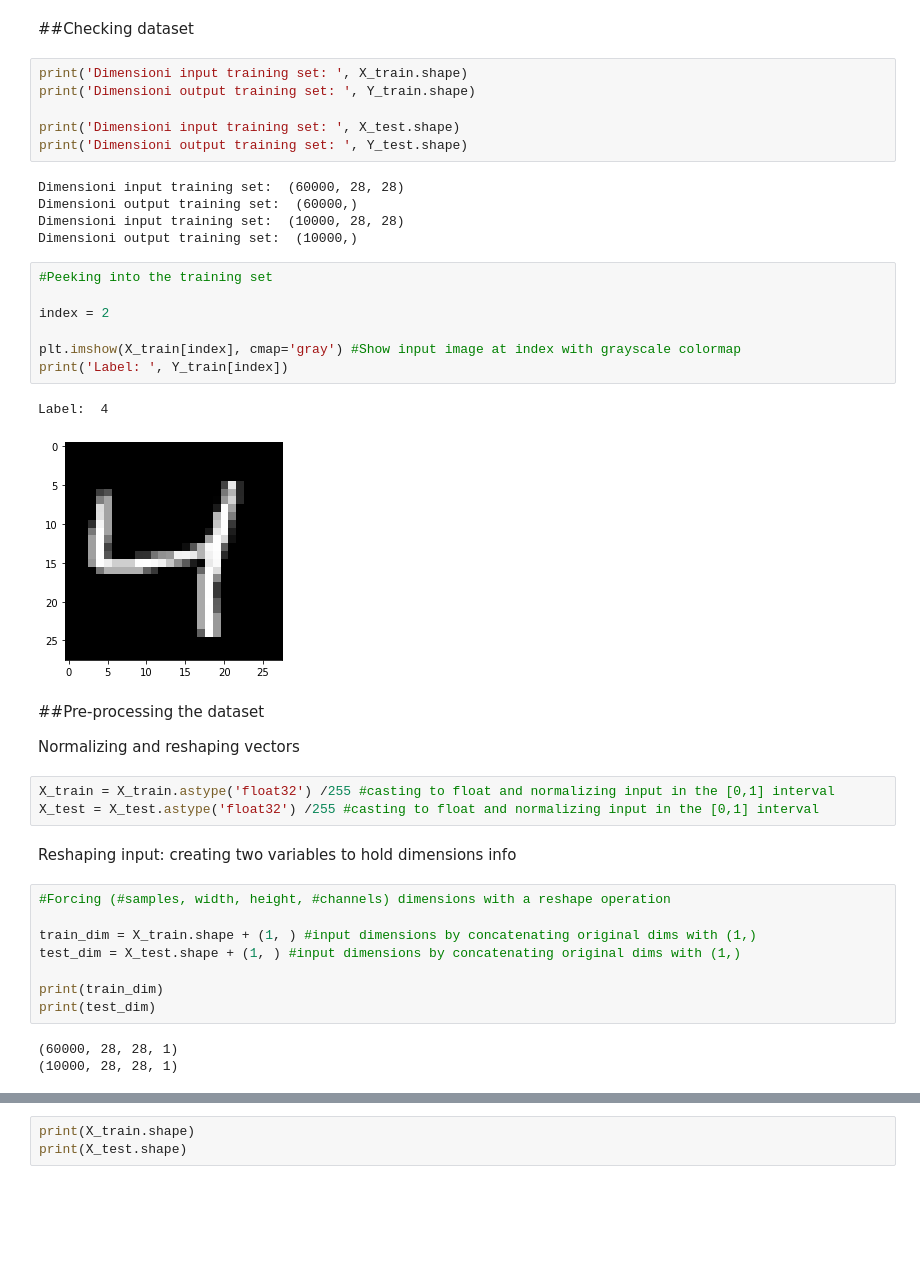
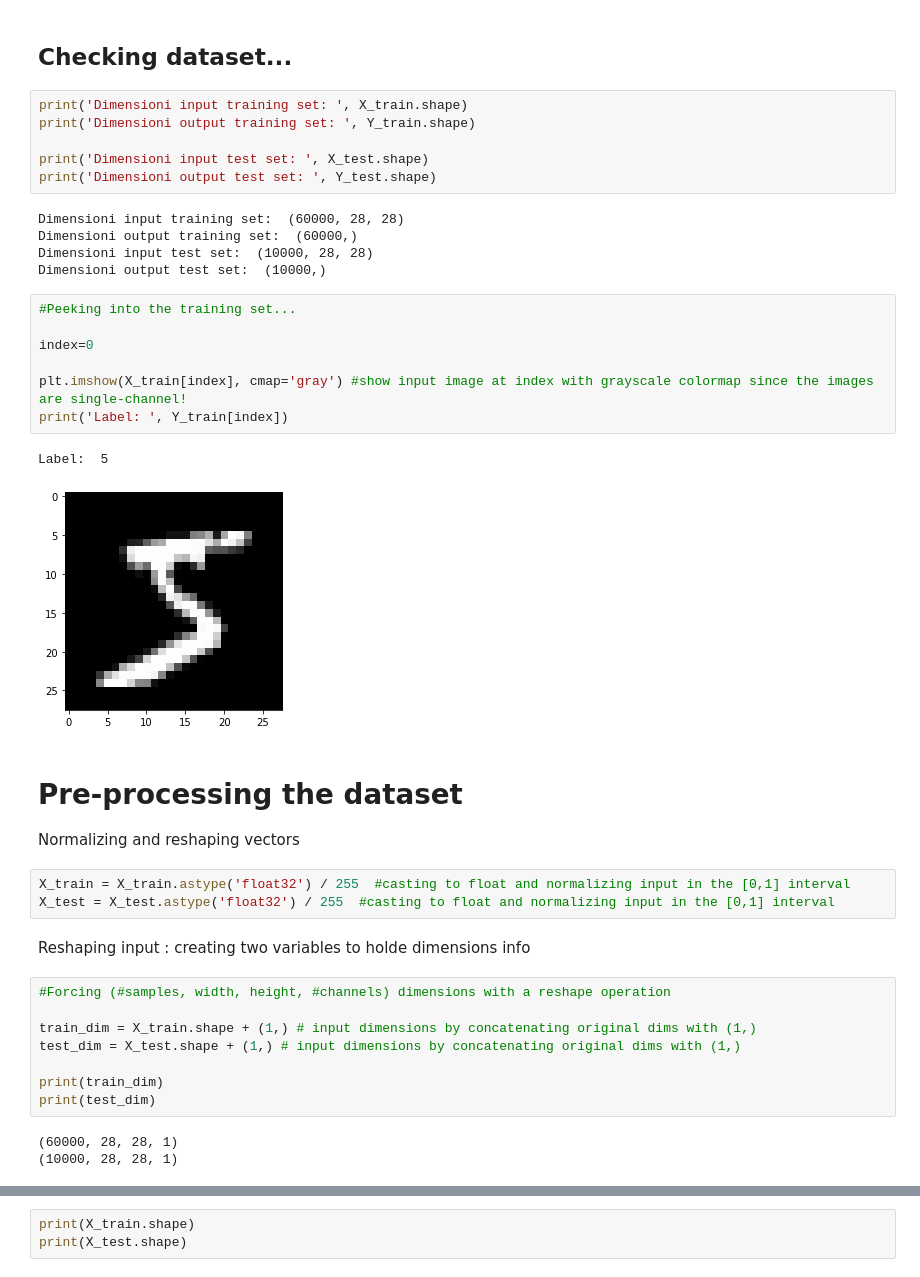
Before and after one commit to JacopoKahl/vae_mnist, a Jupyter notebook: Variational_Autoencoder_MNIST.ipynb, the cells around one changed output, grey strips where cells are left out. Cells and saved outputs as stored; diff of their text form; blank space fills up the shorter version.

```diff
--- a/Variational_Autoencoder_MNIST.ipynb
+++ b/Variational_Autoencoder_MNIST.ipynb
@@ -53,40 +53,40 @@ Using TensorFlow backend.
 # %% [markdown]
-##Checking dataset
+## Checking dataset...
 # %%
 print('Dimensioni input training set: ', X_train.shape)
 print('Dimensioni output training set: ', Y_train.shape)
 
-print('Dimensioni input training set: ', X_test.shape)
-print('Dimensioni output training set: ', Y_test.shape)
+print('Dimensioni input test set: ', X_test.shape)
+print('Dimensioni output test set: ', Y_test.shape)
 # %% [output]
 Dimensioni input training set:  (60000, 28, 28)
 Dimensioni output training set:  (60000,)
-Dimensioni input training set:  (10000, 28, 28)
-Dimensioni output training set:  (10000,)
+Dimensioni input test set:  (10000, 28, 28)
+Dimensioni output test set:  (10000,)
 # %%
-#Peeking into the training set
+#Peeking into the training set...
 
-index = 2
+index=0
 
-plt.imshow(X_train[index], cmap='gray') #Show input image at index with grayscale colormap
+plt.imshow(X_train[index], cmap='gray') #show input image at index with grayscale colormap since the images are single-channel!
 print('Label: ', Y_train[index])
 # %% [output]
-Label:  4
+Label:  5
-[figure, old version]
+[figure, new version]
 # %% [markdown]
-##Pre-processing the dataset
+# Pre-processing the dataset
 
 Normalizing and reshaping vectors
 # %%
-X_train = X_train.astype('float32') /255 #casting to float and normalizing input in the [0,1] interval
-X_test = X_test.astype('float32') /255 #casting to float and normalizing input in the [0,1] interval
+X_train = X_train.astype('float32') / 255  #casting to float and normalizing input in the [0,1] interval
+X_test = X_test.astype('float32') / 255  #casting to float and normalizing input in the [0,1] interval
 # %% [markdown]
-Reshaping input: creating two variables to hold dimensions info
+Reshaping input : creating two variables to holde dimensions info
 # %%
 #Forcing (#samples, width, height, #channels) dimensions with a reshape operation
 
-train_dim = X_train.shape + (1, ) #input dimensions by concatenating original dims with (1,)
-test_dim = X_test.shape + (1, ) #input dimensions by concatenating original dims with (1,)
+train_dim = X_train.shape + (1,) # input dimensions by concatenating original dims with (1,)
+test_dim = X_test.shape + (1,) # input dimensions by concatenating original dims with (1,)
 
 print(train_dim)
 print(test_dim)
```
Also changed, not shown: parts of 73 cells of this notebook.
